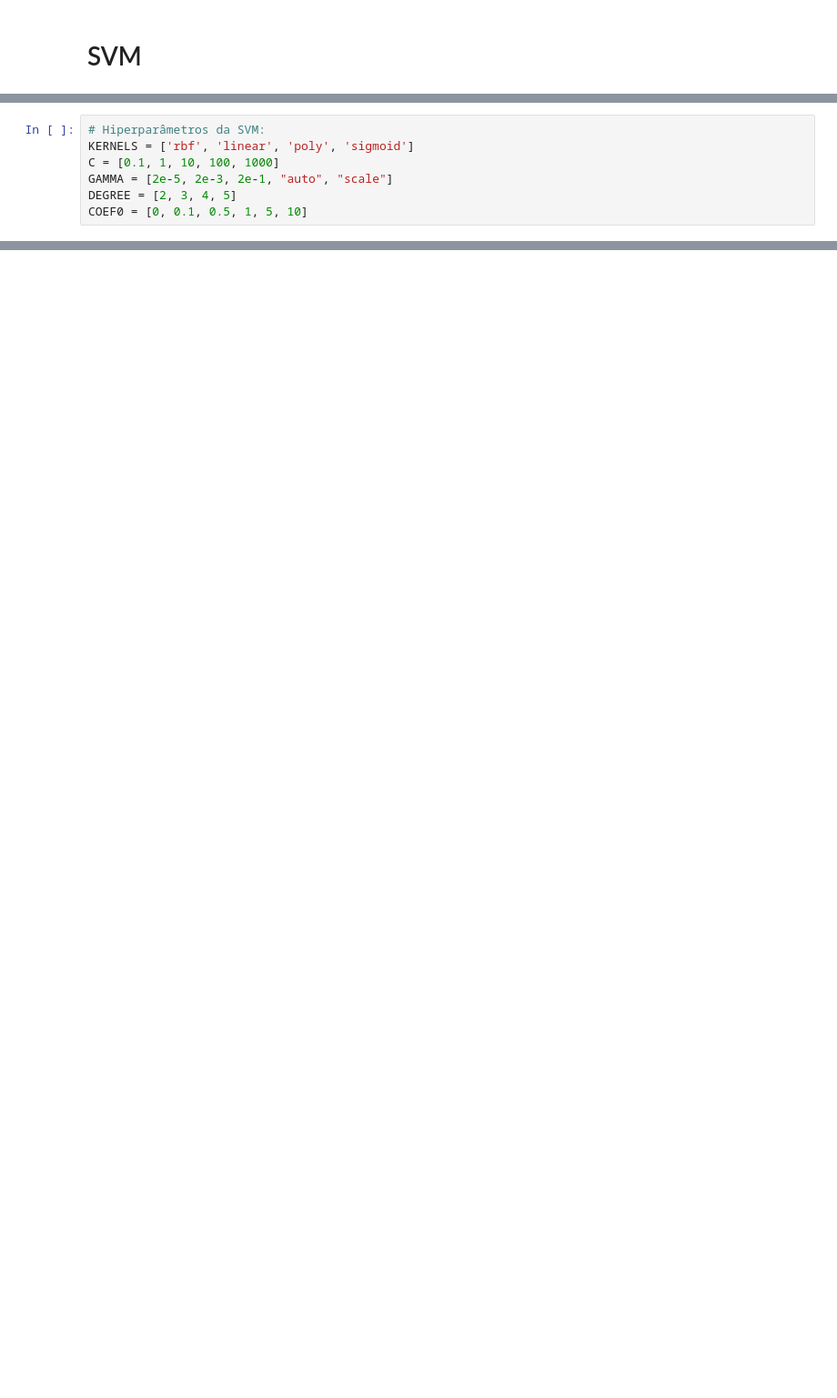
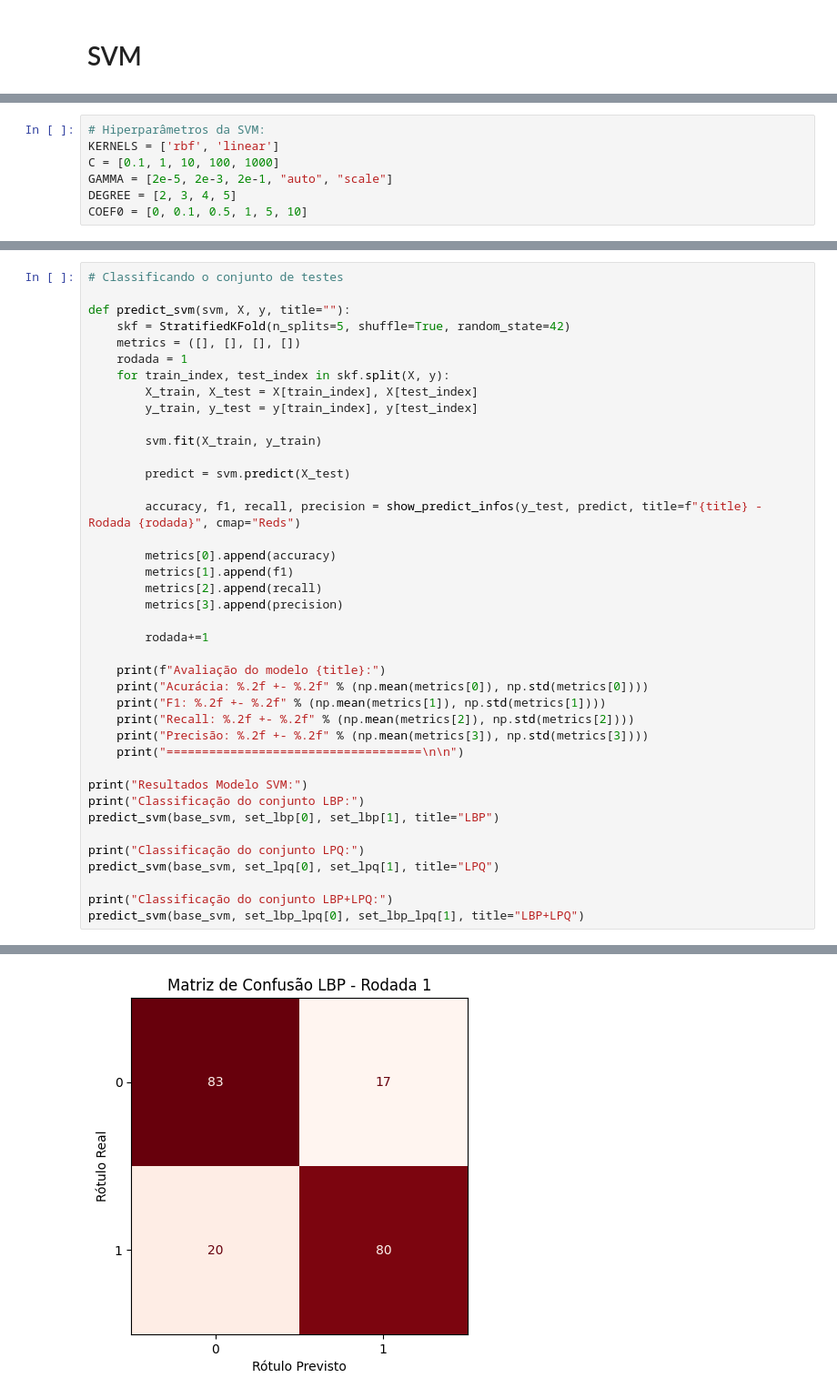
Before and after one commit to afmireski/BCC6003-trabalho-final, a Jupyter notebook: main.ipynb, the cells around one changed output, grey strips where cells are left out. Shown at 91% size. Drawn from its saved outputs; the diff is of its cells as text; blank space fills up the shorter version.

```diff
--- a/main.ipynb
+++ b/main.ipynb
@@ -998,7 +743,7 @@ from sklearn.metrics import accuracy_score
 from utils import show_predict_infos
 # %%
 # Hiperparâmetros da SVM:
-KERNELS = ['rbf', 'linear', 'poly', 'sigmoid']
+KERNELS = ['rbf', 'linear']
 C = [0.1, 1, 10, 100, 1000]
 GAMMA = [2e-5, 2e-3, 2e-1, "auto", "scale"]
 DEGREE = [2, 3, 4, 5]
@@ -1303,0 +794,41 @@ weighted avg       0.83      0.82      0.83        40
+# %%
+# Classificando o conjunto de testes
+
+def predict_svm(svm, X, y, title=""):
+    skf = StratifiedKFold(n_splits=5, shuffle=True, random_state=42)
+    metrics = ([], [], [], [])
+    rodada = 1
+    for train_index, test_index in skf.split(X, y):
+        X_train, X_test = X[train_index], X[test_index]
+        y_train, y_test = y[train_index], y[test_index]
+
+        svm.fit(X_train, y_train)
+
+        predict = svm.predict(X_test)
+
+        accuracy, f1, recall, precision = show_predict_infos(y_test, predict, title=f"{title} - Rodada {rodada}", cmap="Reds")
+
+        metrics[0].append(accuracy)
+        metrics[1].append(f1)
+        metrics[2].append(recall)
+        metrics[3].append(precision)
+
+        rodada+=1
+
+    print(f"Avaliação do modelo {title}:")
+    print("Acurácia: %.2f +- %.2f" % (np.mean(metrics[0]), np.std(metrics[0])))
+    print("F1: %.2f +- %.2f" % (np.mean(metrics[1]), np.std(metrics[1])))
+    print("Recall: %.2f +- %.2f" % (np.mean(metrics[2]), np.std(metrics[2])))
+    print("Precisão: %.2f +- %.2f" % (np.mean(metrics[3]), np.std(metrics[3])))
+    print("====================================\n\n")
+
+print("Resultados Modelo SVM:")
+print("Classificação do conjunto LBP:")
+predict_svm(base_svm, set_lbp[0], set_lbp[1], title="LBP")
+
+print("Classificação do conjunto LPQ:")
+predict_svm(base_svm, set_lpq[0], set_lpq[1], title="LPQ")
+
+print("Classificação do conjunto LBP+LPQ:")
+predict_svm(base_svm, set_lbp_lpq[0], set_lbp_lpq[1], title="LBP+LPQ")
+# %% [output]
@@ -1303,0 +866 @@ weighted avg       0.83      0.82      0.83        40
+[figure, added]
```
Also changed, not shown: parts of 32 cells of this notebook, 5 other files.
